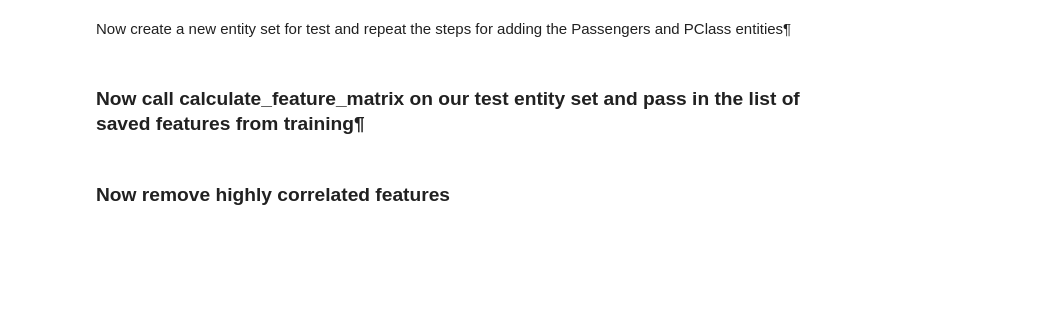
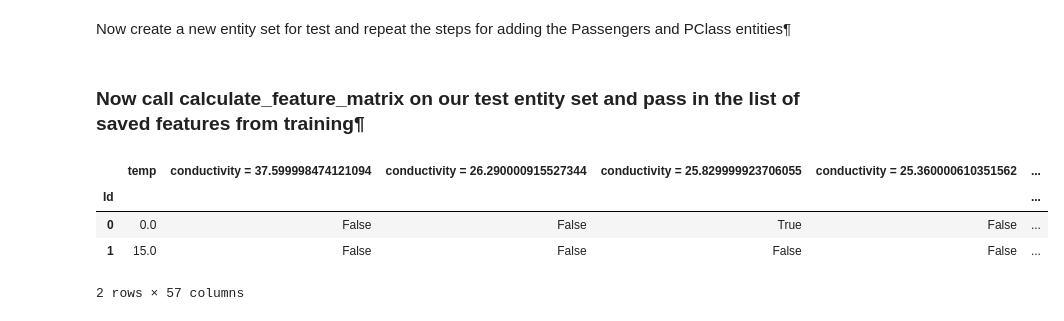
Before and after one commit to sylvas-j/ML, a Jupyter notebook: Tensorflow_works/hydrateSafetyMargin-ConductivityAscoustic3.ipynb, the cells around one changed output. Drawn from its saved outputs; the diff is of its cells as text; code cells hidden in the pictures; blank space fills up the shorter version.

```diff
--- a/Tensorflow_works/hydrateSafetyMargin-ConductivityAscoustic3.ipynb
+++ b/Tensorflow_works/hydrateSafetyMargin-ConductivityAscoustic3.ipynb
@@ -291,2 +243,3 @@ es["concentration"].variables
 # %%
-es = es.normalize_entity(base_entity_id='concentration', new_entity_id='conductivity2', index='conductivity')
+es = es.normalize_entity(base_entity_id='train_df', new_entity_id='conductivity', index='conductivity')
+es = es.normalize_entity(base_entity_id='train_df', new_entity_id='velocity', index='velocity')
@@ -296,7 +247,7 @@ es
 *  tell DFS to ignore the PassengerId column( we don't want to generate any features for it) using the command ignore_variables={'Passengers':['PassengerId']}),
 # %%
 feature_matrix, feature_names = ft.dfs(entityset=es,
-    target_entity = 'concentration',
+    target_entity = 'train_df',
     max_depth = 2,
     verbose = 3,
     n_jobs = 1)
@@ -314,9 +304,7 @@ Xf_train.head()
 # %% [markdown]
 Now create a new entity set for test and repeat the steps for adding the Passengers and PClass entities¶
 # %%
-# creating and entity set 'es'
 es_tst = ft.EntitySet(id = 'hydrate')
-# adding a dataframe
-es_tst.entity_from_dataframe(entity_id = 'concentration', dataframe = X_test, index = 'Id')
-# add PCLass entity
-es_tst = es_tst.normalize_entity(base_entity_id='concentration', new_entity_id='conductivity2', index='conductivity')
+es_tst.entity_from_dataframe(entity_id = 'train_df', dataframe = X_test_org, index = 'Id')
+es_tst = es_tst.normalize_entity(base_entity_id='train_df', new_entity_id='conductivity', index='conductivity')
+es_tst = es_tst.normalize_entity(base_entity_id='train_df', new_entity_id='velocity', index='velocity')
@@ -328,4 +314,10 @@ es_tst
 feature_matrix_tst = ft.calculate_feature_matrix(features=features_enc, entityset=es_tst)
 # %%
 Xf_test = feature_matrix_tst.copy()
-Xf_test.head()
+Xf_test.head(2)
+# %% [output]
+|  | temp | conductivity = 37.599998474121094 | conductivity = 26.290000915527344 | conductivity = 25.829999923706055 | conductivity = 25.360000610351562 | ... |
+| Id |  |  |  |  |  | ... |
+| 0 | 0.0 | False | False | True | False | ... |
+| 1 | 15.0 | False | False | False | False | ... |
+2 rows × 57 columns
@@ -346,2 +330,0 @@ for col in Xf_test.columns:
-# %% [markdown]
-### Now remove highly correlated features
```
Also changed, not shown: parts of 37 cells of this notebook, 1 other file.
